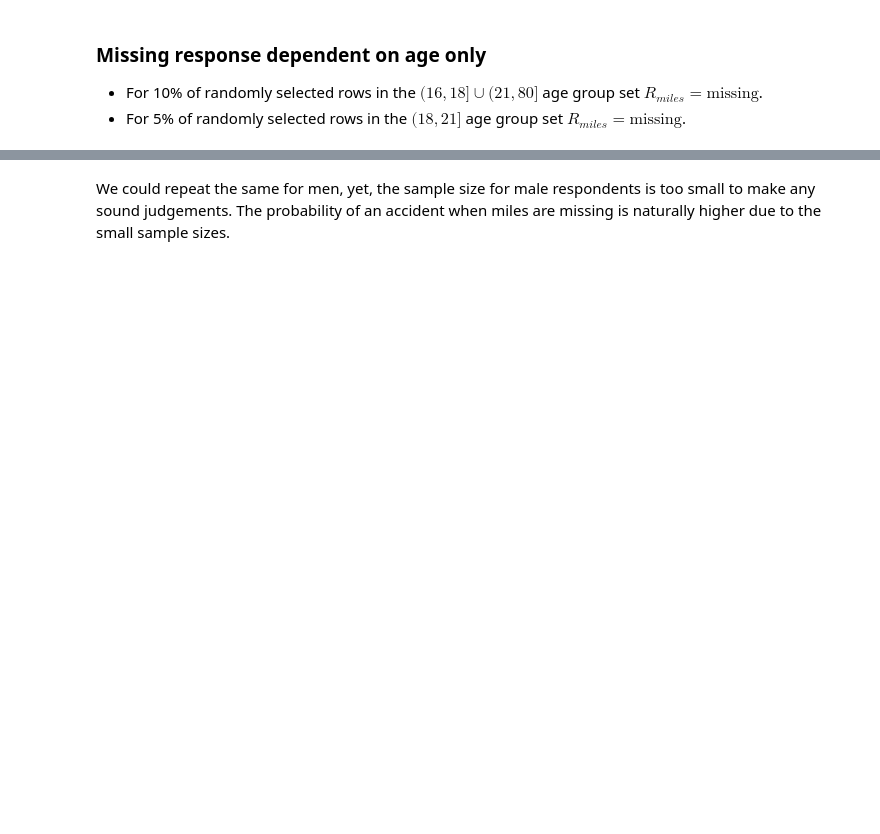
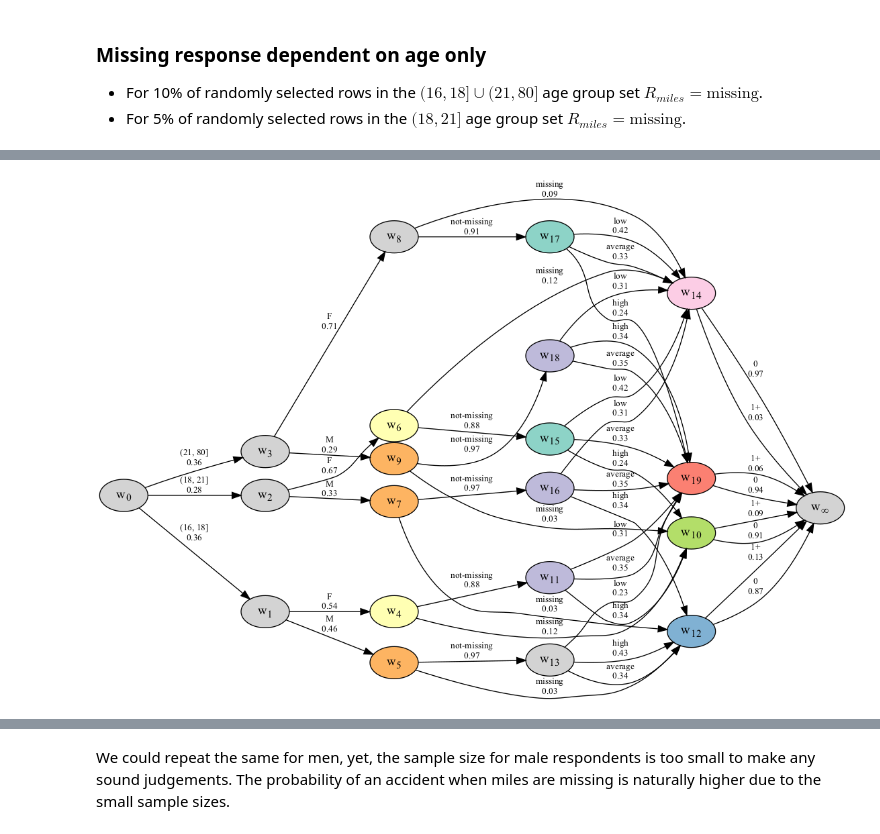
Before and after one commit to Kaasiak/ceg-workshops, a Jupyter notebook: ceg-workshops.ipynb, the cells around one changed output, grey strips where cells are left out. Drawn from its saved outputs; the diff is of its cells as text; code cells hidden in the pictures; blank space fills up the shorter version.

```diff
--- a/ceg-workshops.ipynb
+++ b/ceg-workshops.ipynb
@@ -268,0 +319,2 @@ ceg.create_figure()
+# %%
+fit_and_plot_bn(df, ['age_group', 'sex', 'is_missing'])
@@ -269,3 +326,15 @@ ceg.create_figure()
+# %%
+# the full CEG
+df['is_missing'] = df['mileage'].isna().map({True: 'missing', False: 'not-missing'})
+var_order = ['age_group', 'sex', 'is_missing', 'mileage', 'acc_inv']
+
+missing_st = cegpy.StagedTree(df, var_order=var_order)
+missing_st.calculate_AHC_transitions(colour_list=colours)
+ceg = cegpy.ChainEventGraph(missing_st)
+
+display_graph(ceg.dot_graph(), ranksep=1)
+# %% [output]
+[figure, added]
 # %%
 # All women subgraph
 
```
Also changed, not shown: parts of 61 cells of this notebook.
